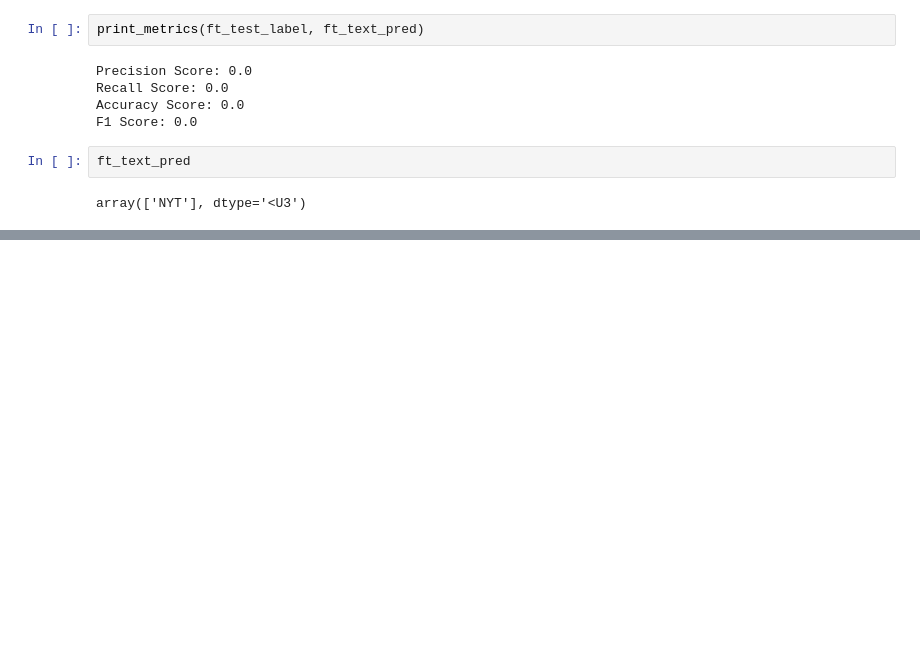
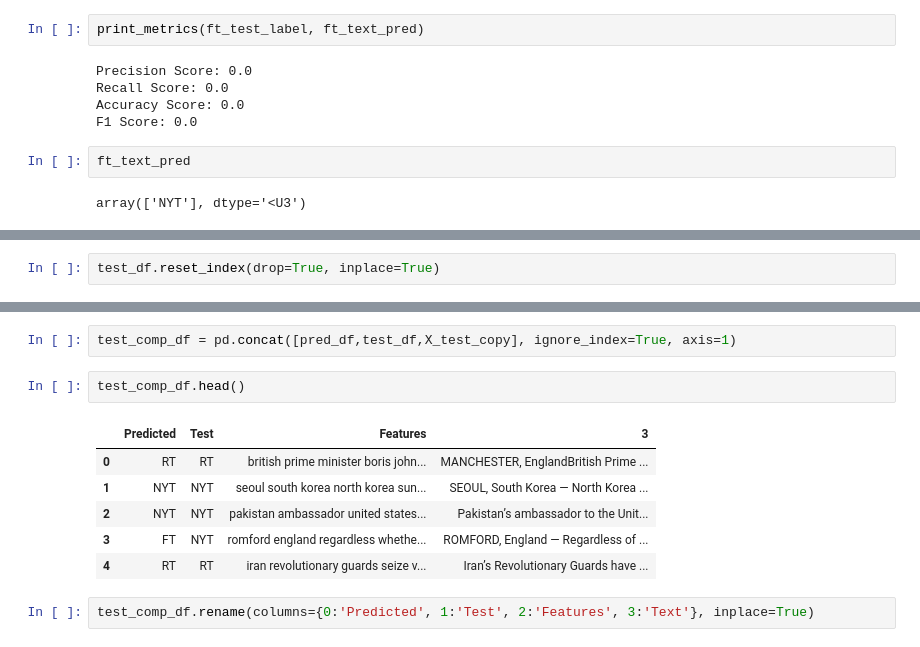
Before and after one commit to markabrennan/nlp_news_classifier, a Jupyter notebook: modeling.ipynb, the cells around one changed output, grey strips where cells are left out. Drawn from its saved outputs; the diff is of its cells as text; blank space fills up the shorter version.

```diff
--- a/modeling.ipynb
+++ b/modeling.ipynb
@@ -431,0 +470,2 @@ array(['NYT'], dtype='<U3')
+# %%
+test_df.reset_index(drop=True, inplace=True)
@@ -431,0 +485,13 @@ array(['NYT'], dtype='<U3')
+# %%
+test_comp_df = pd.concat([pred_df,test_df,X_test_copy], ignore_index=True, axis=1)
+# %%
+test_comp_df.head()
+# %% [output]
+|  | Predicted | Test | Features | 3 |
+| 0 | RT | RT | british prime minister boris john... | MANCHESTER, EnglandBritish Prime ... |
+| 1 | NYT | NYT | seoul south korea north korea sun... | SEOUL, South Korea — North Korea ... |
+| 2 | NYT | NYT | pakistan ambassador united states... | Pakistan’s ambassador to the Unit... |
+| 3 | FT | NYT | romford england regardless whethe... | ROMFORD, England — Regardless of ... |
+| 4 | RT | RT | iran revolutionary guards seize v... | Iran’s Revolutionary Guards have ... |
+# %%
+test_comp_df.rename(columns={0:'Predicted', 1:'Test', 2:'Features', 3:'Text'}, inplace=True)
```
Also changed, not shown: parts of 33 cells of this notebook, 1 other file.
